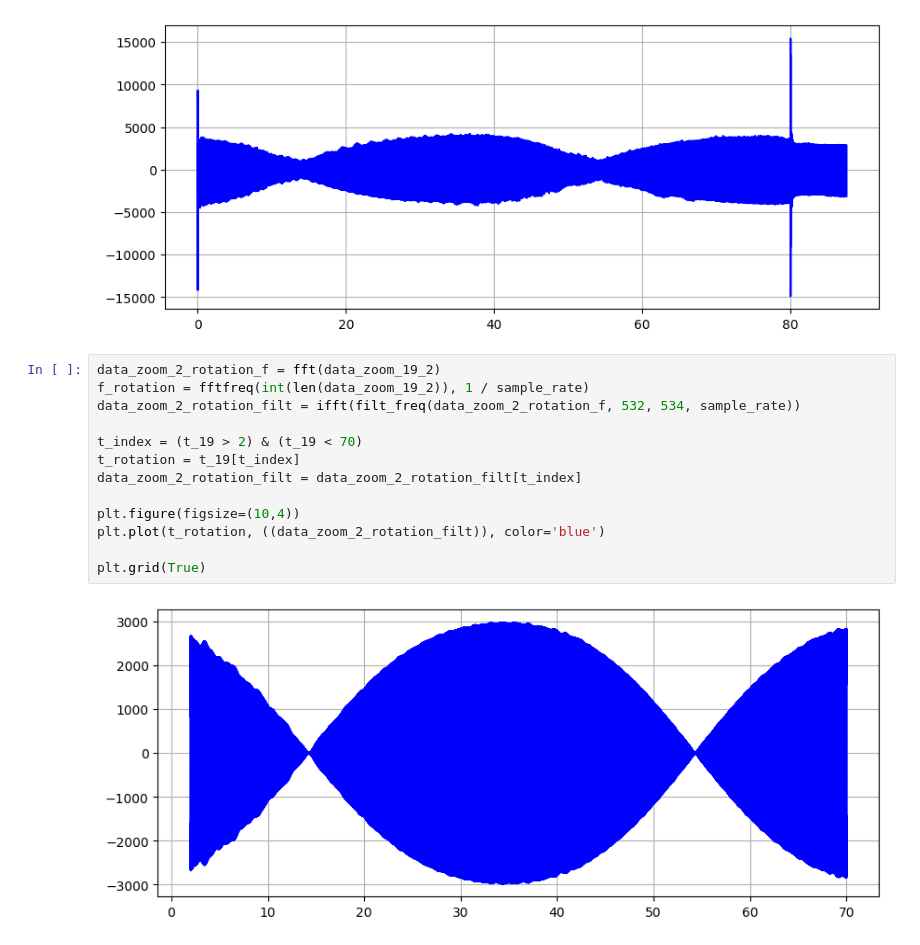
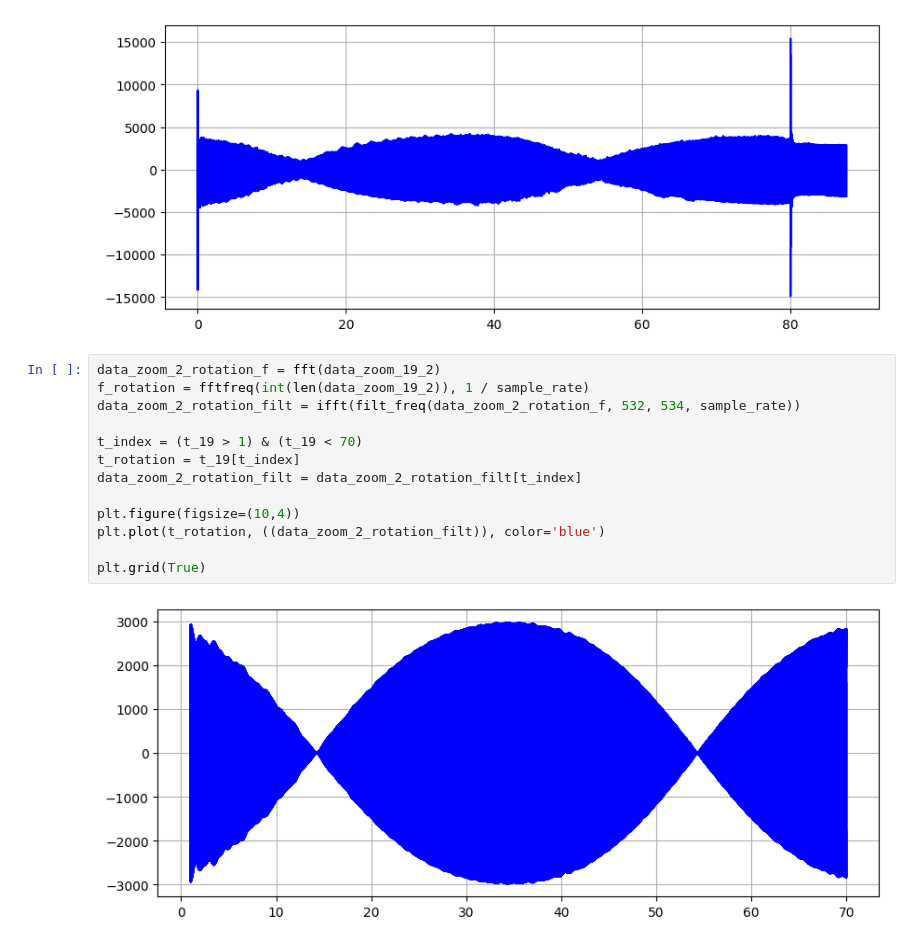
Before and after one commit to bdExplore/Scientific, a Jupyter notebook: Python/pgd_analys.ipynb, the cells around one changed output. Saved outputs shown, nothing was run; the diff lists cells and outputs as text.

```diff
--- a/Python/pgd_analys.ipynb
+++ b/Python/pgd_analys.ipynb
@@ -184,18 +183,18 @@ plt.show()
 # %%
 data_zoom_2_rotation_f = fft(data_zoom_19_2)
 f_rotation = fftfreq(int(len(data_zoom_19_2)), 1 / sample_rate)
 data_zoom_2_rotation_filt = ifft(filt_freq(data_zoom_2_rotation_f, 532, 534, sample_rate))
 
-t_index = (t_19 > 2) & (t_19 < 70)
+t_index = (t_19 > 1) & (t_19 < 70)
 t_rotation = t_19[t_index]
 data_zoom_2_rotation_filt = data_zoom_2_rotation_filt[t_index]
 
 plt.figure(figsize=(10,4))
 plt.plot(t_rotation, ((data_zoom_2_rotation_filt)), color='blue')
 
 plt.grid(True)
 # %% [output]
-[figure, old version]
+[figure, new version]
 # %%
 from scipy.signal import hilbert
 
```
Also changed, not shown: parts of 4 cells of this notebook, 5 other files.
